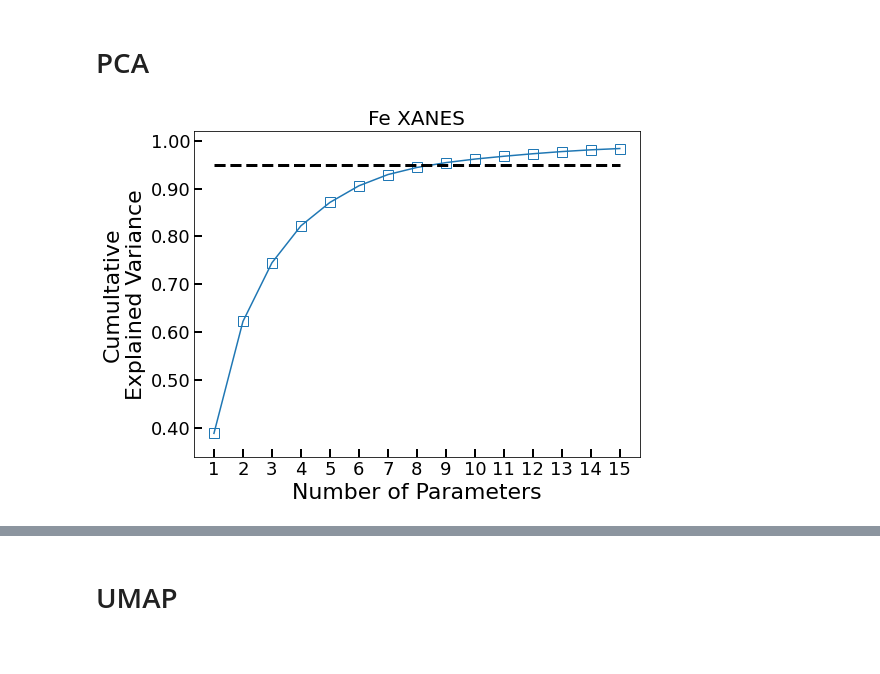
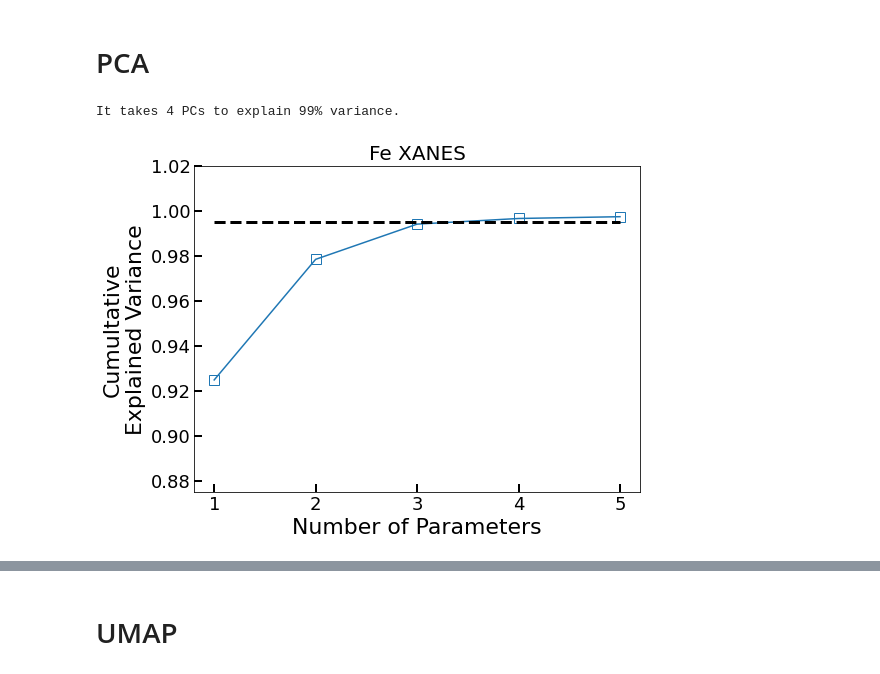
Before and after one commit to stetef/nano-XANES-microscopy-of-Fe, a Jupyter notebook: Visualization.ipynb, the cells around one changed output, grey strips where cells are left out. Drawn from its saved outputs; the diff is of its cells as text; code cells hidden in the pictures.

```diff
--- a/Visualization.ipynb
+++ b/Visualization.ipynb
@@ -87,7 +91,7 @@ def add_point_label(pickable, data, ax):
 # %%
 data = Fe_xanes
 
-def get_filtered_img(data, threshold=0.05, return_mask=False):
+def get_filtered_img(data, threshold=0.02, return_mask=False):
     mask = np.zeros((data.shape[0], data.shape[1], data.shape[2]))
     bool_arr = np.max(Fe_xanes, axis=0) < threshold
     mask[:, bool_arr] = 1
@@ -146,8 +150,14 @@ def make_scree_plot(data, n=5, threshold=0.95, show_first_PC=True, mod=0, c=0):
     pca = PCA()
     pca_components = pca.fit_transform(data)
 
+    n_components = 0
     x = np.arange(n) + 1
     cdf = [np.sum(pca.explained_variance_ratio_[:i + 1]) for i in range(n)]
+    for i, val in enumerate(cdf):
+        if val > threshold:
+            print(f"It takes {i + 1} PCs to explain {int(threshold*100)}% variance.")
+            n_components = i + 1
+            break
 
     ax.plot(x, cdf, 's-', markersize=10, fillstyle='none',
             color=plt.cm.tab10(c))
@@ -169,3 +179,5 @@ def make_scree_plot(data, n=5, threshold=0.95, show_first_PC=True, mod=0, c=0):
     plt.xlabel('Number of Parameters', fontsize=22)
     plt.ylabel(f'Cumultative\nExplained Variance', fontsize=22)
     ax.tick_params(direction='in', width=2, length=8)
+
+    return n_components
@@ -172,7 +195,9 @@ def make_scree_plot(data, n=5, threshold=0.95, show_first_PC=True, mod=0, c=0):
 # %%
-data = Fe_xanes.reshape(-1, len(Fe_xanes))
-make_scree_plot(data, n=15, c=0, show_first_PC=False)
+data = filtered_spectra
+data = data / np.max(data)
+n_components = make_scree_plot(data, n=5, c=0, threshold=0.995, show_first_PC=False)
 plt.title('Fe XANES', fontsize=20)
 plt.show()
 # %% [output]
+It takes 4 PCs to explain 99% variance.
-[figure, old version]
+[figure, new version]
```
Also changed, not shown: parts of 11 cells of this notebook.
